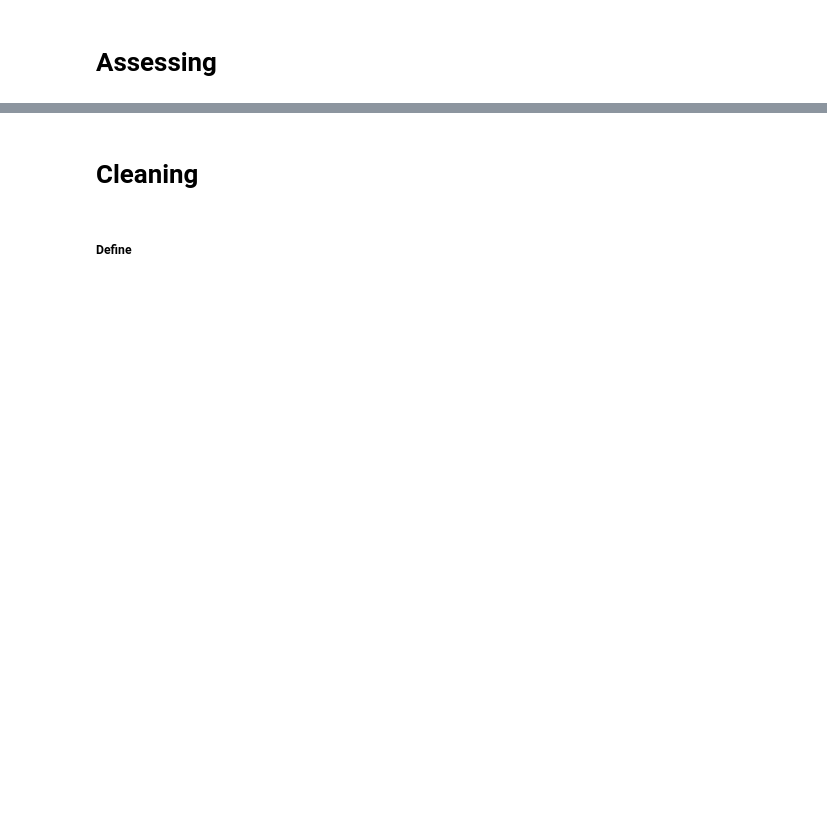
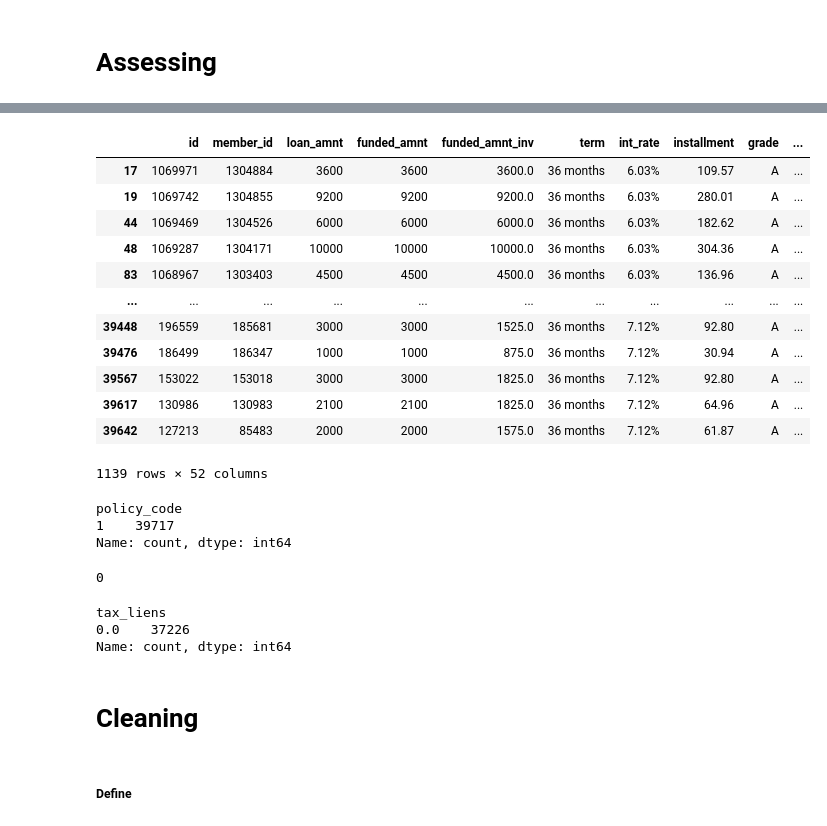
Before and after one commit to aputatun/LendingClubCaseStudy, a Jupyter notebook: Ankan/Group_Facilitator_Name.ipynb, the cells around one changed output, grey strips where cells are left out. Drawn from its saved outputs; the diff is of its cells as text; code cells hidden in the pictures; blank space fills up the shorter version.

```diff
--- a/Ankan/Group_Facilitator_Name.ipynb
+++ b/Ankan/Group_Facilitator_Name.ipynb
@@ -80,3 +150,36 @@ Length: 111, dtype: int64
+# %%
+df[df.sub_grade == 'A1']
+# %% [output]
+|  | id | member_id | loan_amnt | funded_amnt | funded_amnt_inv | term | int_rate | installment | grade | ... |
+| 17 | 1069971 | 1304884 | 3600 | 3600 | 3600.0 | 36 months | 6.03% | 109.57 | A | ... |
+| 19 | 1069742 | 1304855 | 9200 | 9200 | 9200.0 | 36 months | 6.03% | 280.01 | A | ... |
+| 44 | 1069469 | 1304526 | 6000 | 6000 | 6000.0 | 36 months | 6.03% | 182.62 | A | ... |
+| 48 | 1069287 | 1304171 | 10000 | 10000 | 10000.0 | 36 months | 6.03% | 304.36 | A | ... |
+| 83 | 1068967 | 1303403 | 4500 | 4500 | 4500.0 | 36 months | 6.03% | 136.96 | A | ... |
+| ... | ... | ... | ... | ... | ... | ... | ... | ... | ... | ... |
+| 39448 | 196559 | 185681 | 3000 | 3000 | 1525.0 | 36 months | 7.12% | 92.80 | A | ... |
+| 39476 | 186499 | 186347 | 1000 | 1000 | 875.0 | 36 months | 7.12% | 30.94 | A | ... |
+| 39567 | 153022 | 153018 | 3000 | 3000 | 1825.0 | 36 months | 7.12% | 92.80 | A | ... |
+| 39617 | 130986 | 130983 | 2100 | 2100 | 1825.0 | 36 months | 7.12% | 64.96 | A | ... |
+| 39642 | 127213 | 85483 | 2000 | 2000 | 1575.0 | 36 months | 7.12% | 61.87 | A | ... |
+1139 rows × 52 columns
+# %%
+
+df.policy_code.value_counts()
+# %% [output]
+policy_code
+1    39717
+Name: count, dtype: int64
+# %%
+len(df.columns[df.isnull().sum() == len(df)])
+# %% [output]
+0
+# %%
+df.tax_liens.value_counts()
+# %% [output]
+tax_liens
+0.0    37226
+Name: count, dtype: int64
 # %% [markdown]
 # Cleaning
 # %% [markdown]
```
Also changed, not shown: parts of 37 cells of this notebook.
